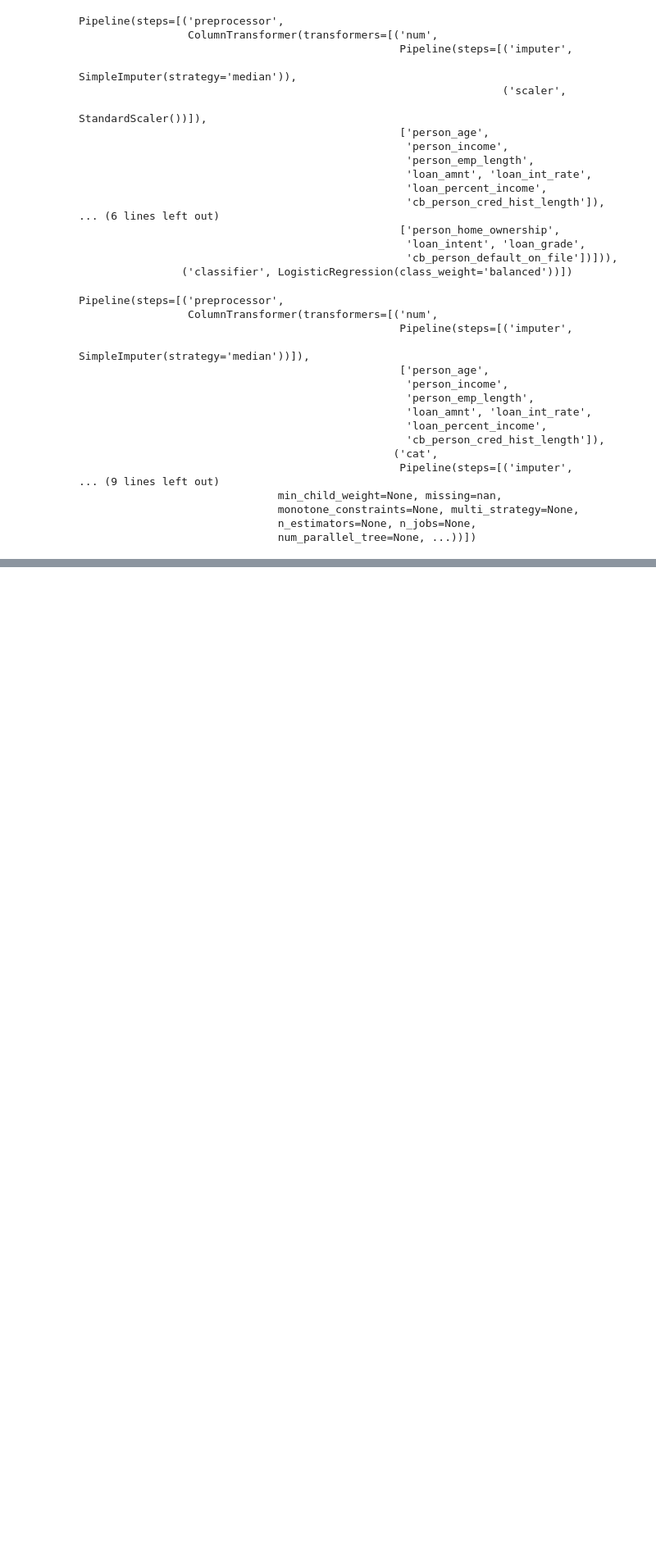
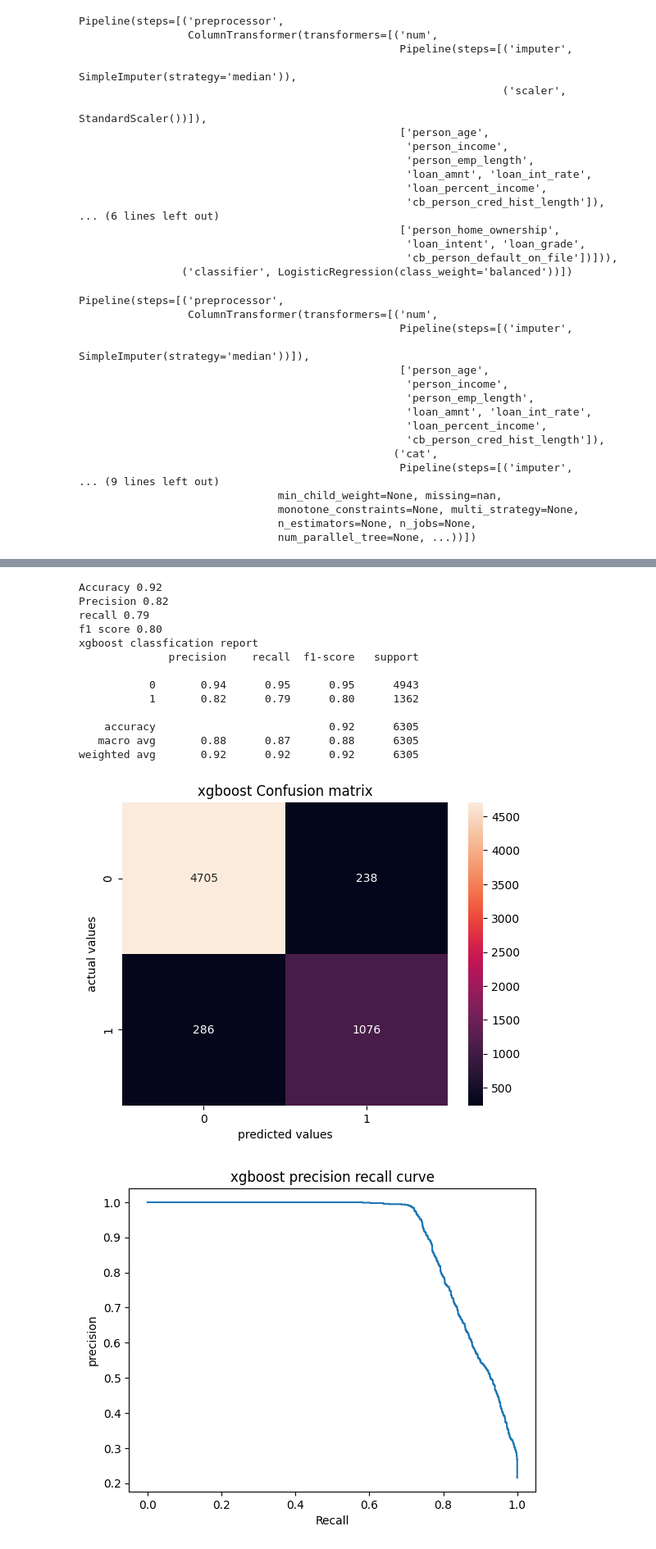
Before and after one commit to sumran58/credit_risk_analysis, a Jupyter notebook: credit_risk.ipynb, the cells around one changed output, grey strips where cells are left out. Shown at 82% size. Saved outputs shown, nothing was run; the diff lists cells and outputs as text; code cells hidden in the pictures; blank space fills up the shorter version.

Commit message:
selected xgboost over logistic regression

```diff
--- a/credit_risk.ipynb
+++ b/credit_risk.ipynb
@@ -375,0 +421,18 @@ Pipeline(steps=[('preprocessor',
+# %%
+evaluate_model("xgboost",xgb_model,X_test,y_test)
+# %% [output]
+Accuracy 0.92
+Precision 0.82
+recall 0.79
+f1 score 0.80
+xgboost classfication report
+              precision    recall  f1-score   support
+
+           0       0.94      0.95      0.95      4943
+           1       0.82      0.79      0.80      1362
+
+    accuracy                           0.92      6305
+   macro avg       0.88      0.87      0.88      6305
+weighted avg       0.92      0.92      0.92      6305
+[figure, added]
+[figure, added]
```
Also changed, not shown: parts of 2 cells of this notebook.
